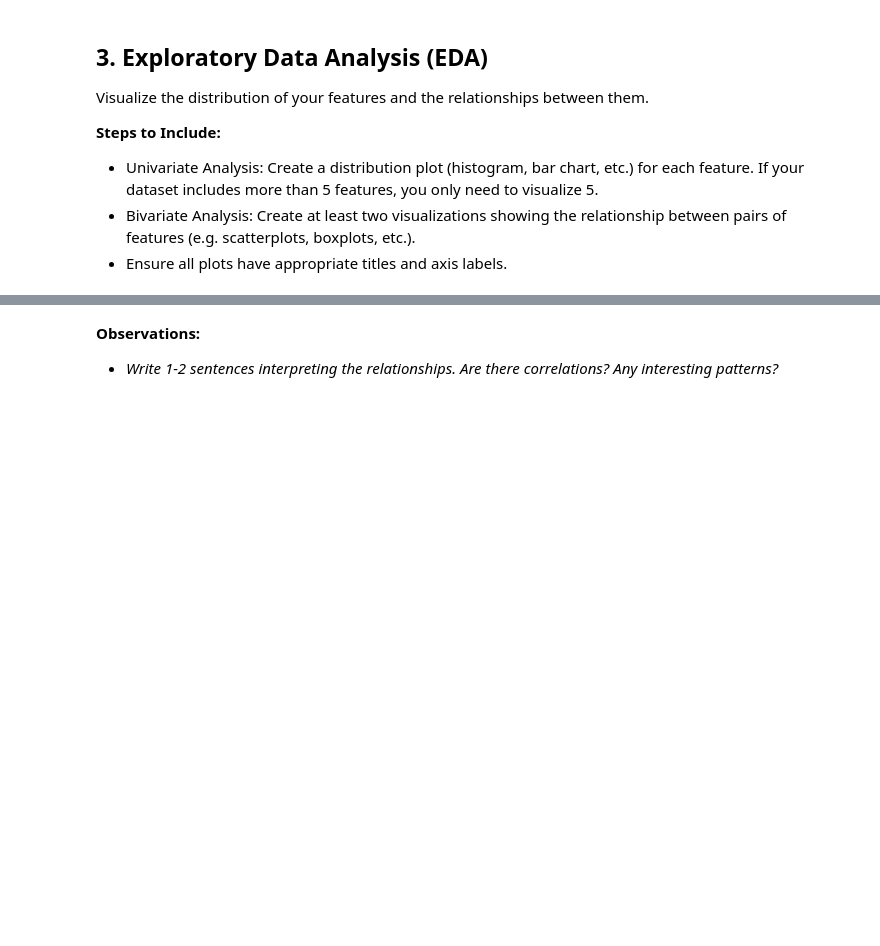
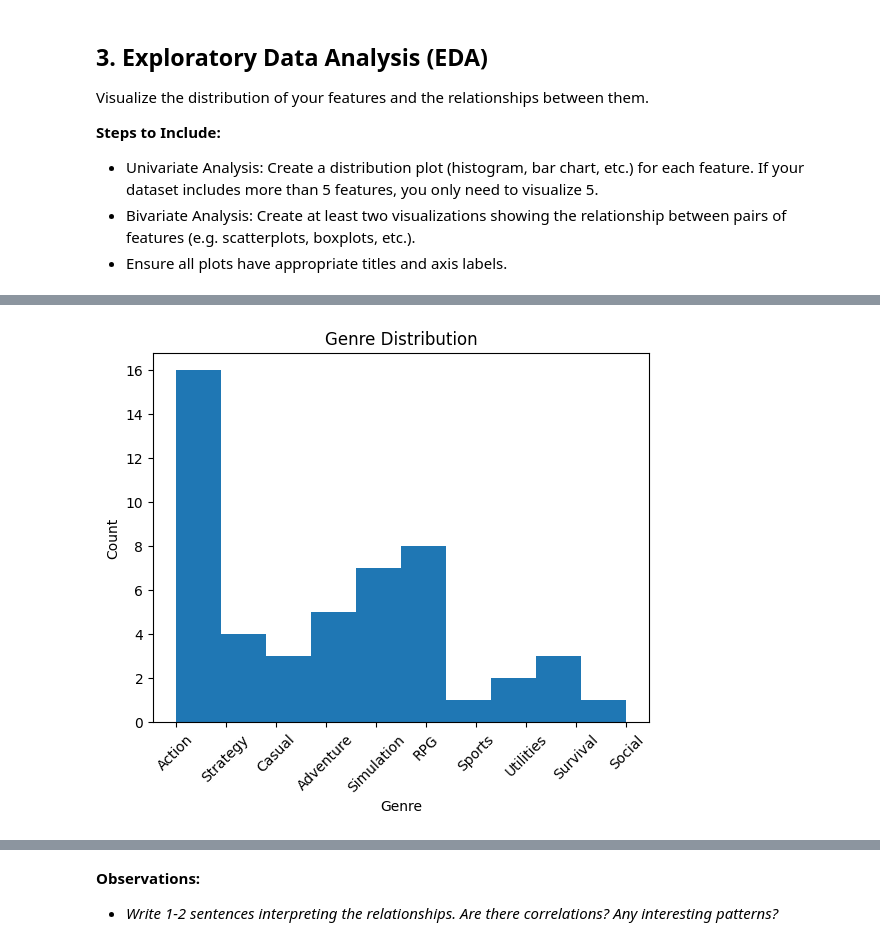
Before and after one commit to thanhvu911/machine-learning, a Jupyter notebook: Project 1 Instructions.ipynb, the cells around one changed output, grey strips where cells are left out. Saved outputs shown, nothing was run; the diff lists cells and outputs as text; code cells hidden in the pictures; blank space fills up the shorter version.

```diff
--- a/Project 1 Instructions.ipynb
+++ b/Project 1 Instructions.ipynb
@@ -274,0 +236,9 @@ plt.show()
+# %%
+plt.hist(df['primary_genre'])
+plt.title('Genre Distribution')
+plt.xlabel('Genre')
+plt.xticks(rotation=45)
+plt.ylabel('Count')
+plt.show()
+# %% [output]
+[figure, added]
```
Also changed, not shown: parts of 16 cells of this notebook.
